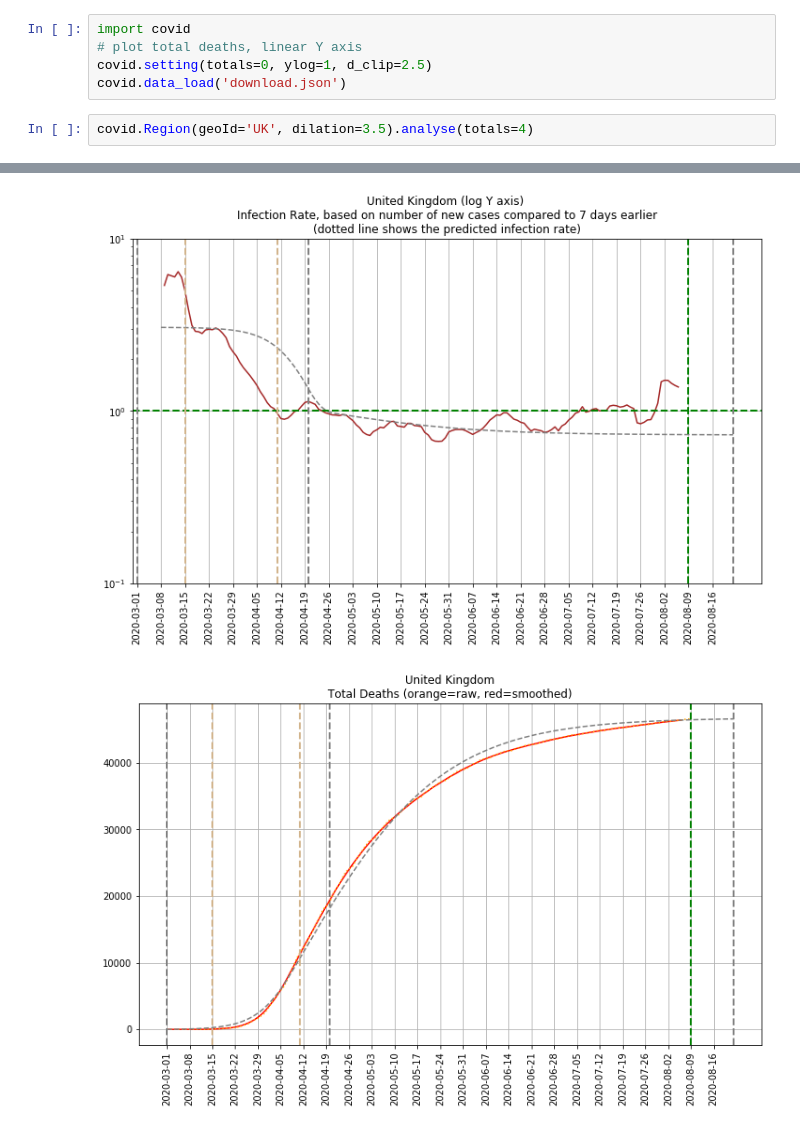
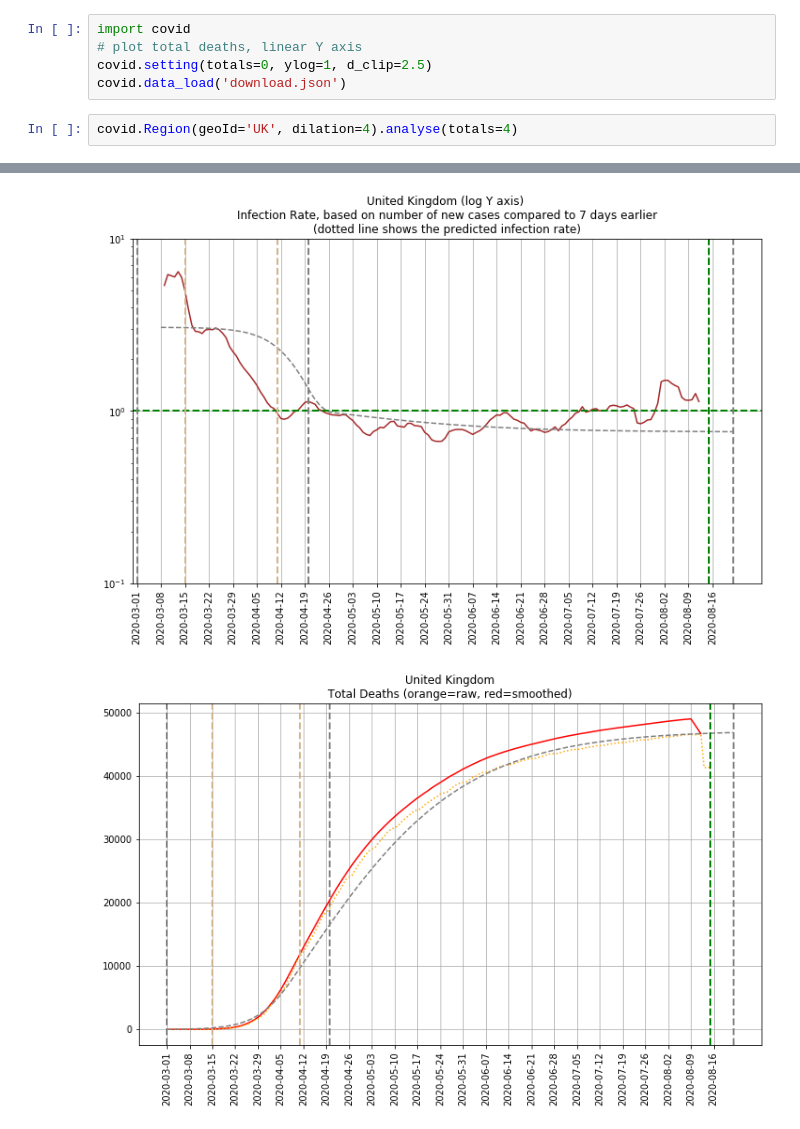
Before and after one commit to TonyM1958/covid19, a Jupyter notebook: eu.ipynb, the cells around one changed output, grey strips where cells are left out. Cells and saved outputs as stored; diff of their text form.

```diff
--- a/eu.ipynb
+++ b/eu.ipynb
@@ -10,5 +10,5 @@ import covid
 covid.setting(totals=0, ylog=1, d_clip=2.5)
 covid.data_load('download.json')
 # %%
-covid.Region(geoId='UK', dilation=3.5).analyse(totals=4)
+covid.Region(geoId='UK', dilation=4).analyse(totals=4)
 # %% [output]
@@ -33,4 +33,4 @@ Outcome: 309,878 total cases, 46,587 total deaths by end of 2020-08-22
-[figure, old version]
+[figure, new version]
-[figure, old version]
+[figure, new version]
               Raw ----------       Total --------     Smoothed ------      Total ---------
 Date          Cases   Deaths       Cases   Deaths     Cases   Deaths       Cases   Deaths
```
Also changed, not shown: parts of 8 cells of this notebook, 2 other files.
